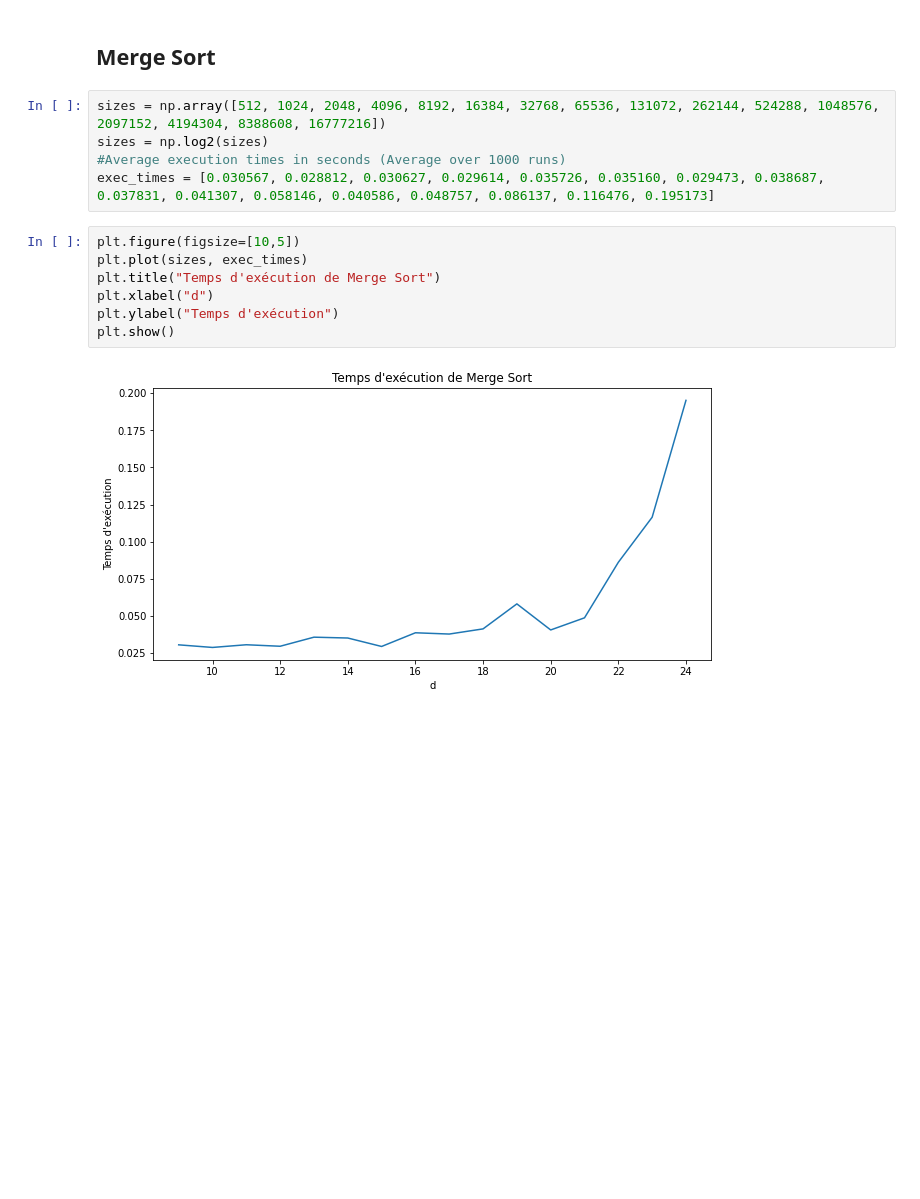
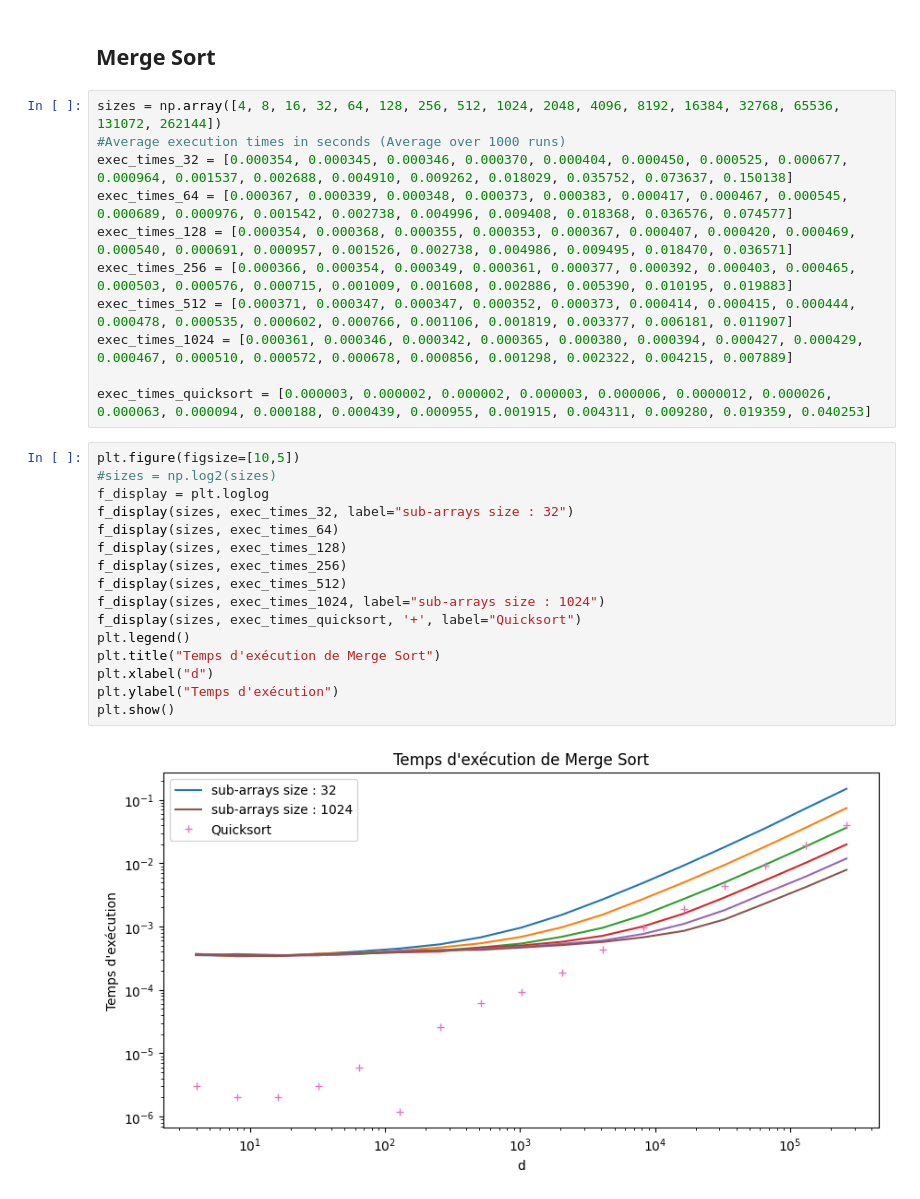
Before and after one commit to Poubenne/HPC_Project_5A, a Jupyter notebook: plots.ipynb, the cells around one changed output. Drawn from its saved outputs; the diff is of its cells as text; blank space fills up the shorter version.

```diff
--- a/plots.ipynb
+++ b/plots.ipynb
@@ -50,17 +64,32 @@ plt.show()
 [figure]
 # %% [markdown]
 ## Merge Sort
-# %%
-sizes = np.array([512, 1024, 2048, 4096, 8192, 16384, 32768, 65536, 131072, 262144, 524288, 1048576, 2097152, 4194304, 8388608, 16777216])
-sizes = np.log2(sizes)
-#Average execution times in seconds (Average over 1000 runs)
-exec_times = [0.030567, 0.028812, 0.030627, 0.029614, 0.035726, 0.035160, 0.029473, 0.038687, 0.037831, 0.041307, 0.058146, 0.040586, 0.048757, 0.086137, 0.116476, 0.195173]
+# %%
+sizes = np.array([4, 8, 16, 32, 64, 128, 256, 512, 1024, 2048, 4096, 8192, 16384, 32768, 65536, 131072, 262144])
+#Average execution times in seconds (Average over 1000 runs)
+exec_times_32 = [0.000354, 0.000345, 0.000346, 0.000370, 0.000404, 0.000450, 0.000525, 0.000677, 0.000964, 0.001537, 0.002688, 0.004910, 0.009262, 0.018029, 0.035752, 0.073637, 0.150138]
+exec_times_64 = [0.000367, 0.000339, 0.000348, 0.000373, 0.000383, 0.000417, 0.000467, 0.000545, 0.000689, 0.000976, 0.001542, 0.002738, 0.004996, 0.009408, 0.018368, 0.036576, 0.074577]
+exec_times_128 = [0.000354, 0.000368, 0.000355, 0.000353, 0.000367, 0.000407, 0.000420, 0.000469, 0.000540, 0.000691, 0.000957, 0.001526, 0.002738, 0.004986, 0.009495, 0.018470, 0.036571]
+exec_times_256 = [0.000366, 0.000354, 0.000349, 0.000361, 0.000377, 0.000392, 0.000403, 0.000465, 0.000503, 0.000576, 0.000715, 0.001009, 0.001608, 0.002886, 0.005390, 0.010195, 0.019883]
+exec_times_512 = [0.000371, 0.000347, 0.000347, 0.000352, 0.000373, 0.000414, 0.000415, 0.000444, 0.000478, 0.000535, 0.000602, 0.000766, 0.001106, 0.001819, 0.003377, 0.006181, 0.011907]
+exec_times_1024 = [0.000361, 0.000346, 0.000342, 0.000365, 0.000380, 0.000394, 0.000427, 0.000429, 0.000467, 0.000510, 0.000572, 0.000678, 0.000856, 0.001298, 0.002322, 0.004215, 0.007889]
+
+exec_times_quicksort = [0.000003, 0.000002, 0.000002, 0.000003, 0.000006, 0.0000012, 0.000026, 0.000063, 0.000094, 0.000188, 0.000439, 0.000955, 0.001915, 0.004311, 0.009280, 0.019359, 0.040253]
 # %%
 plt.figure(figsize=[10,5])
-plt.plot(sizes, exec_times)
+#sizes = np.log2(sizes)
+f_display = plt.loglog
+f_display(sizes, exec_times_32, label="sub-arrays size : 32")
+f_display(sizes, exec_times_64)
+f_display(sizes, exec_times_128)
+f_display(sizes, exec_times_256)
+f_display(sizes, exec_times_512)
+f_display(sizes, exec_times_1024, label="sub-arrays size : 1024")
+f_display(sizes, exec_times_quicksort, '+', label="Quicksort")
+plt.legend()
 plt.title("Temps d'exécution de Merge Sort")
 plt.xlabel("d")
 plt.ylabel("Temps d'exécution")
 plt.show()
 # %% [output]
-[figure, old version]
+[figure, new version]
```
Also changed, not shown: parts of 2 cells of this notebook, 2 other files.
